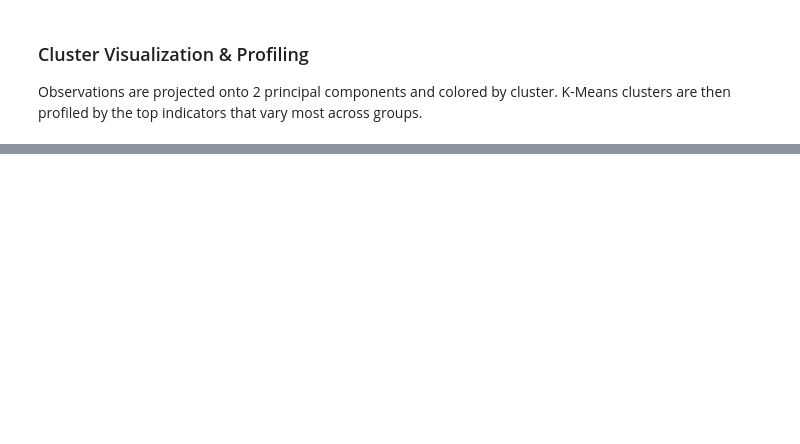
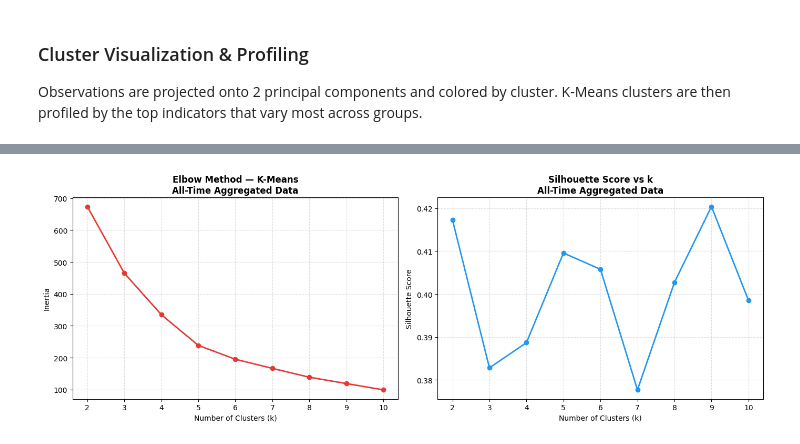
Before and after one commit to SabinaLucy/CS5831-FINAL-PROJECT, a Jupyter notebook: CS5831_FinalProject .ipynb, the cells around one changed output, grey strips where cells are left out. Saved outputs shown, nothing was run; the diff lists cells and outputs as text; code cells hidden in the pictures; blank space fills up the shorter version.

```diff
--- a/CS5831_FinalProject .ipynb
+++ b/CS5831_FinalProject .ipynb
@@ -1022,0 +1707,80 @@ Observations are projected onto 2 principal components and colored by cluster. K
+# %%
+# Initialize lists to store clustering metrics for the aggregated dataset
+inertias = []
+sil_scores = []
+
+print("Running K-Means for All-Time Aggregated Data:")
+
+X_all = X_pca # Use the PCA result from the aggregated data
+n_samples = X_all.shape[0]
+
+# Need at least 3 samples for clustering with k >= 2
+if n_samples < 3:
+    print(f"Not enough samples for clustering (n={n_samples}). Skipping.")
+else:
+    # Adaptive k range
+    max_k = min(10, n_samples - 1)
+    if max_k < 2:
+        print(f"max_k < 2. Skipping K-Means.")
+    else:
+        k_range = range(2, max_k + 1)
+
+        # Compute clustering metrics across k
+        for k in k_range:
+            km = KMeans(n_clusters=k, random_state=42, n_init=10)
+            labels = km.fit_predict(X_all)
+
+            inertias.append(km.inertia_)
+
+            # silhouette requires at least 2 clusters and fewer clusters than samples
+            if len(np.unique(labels)) > 1 and len(np.unique(labels)) < n_samples:
+                sil_scores.append(silhouette_score(X_all, labels))
+            else:
+                sil_scores.append(np.nan)
+
+        # Plot for the aggregated data
+        fig, axes = plt.subplots(1, 2, figsize=(14, 5))
+
+        axes[0].plot(k_range, inertias, marker='o', color='#E53935', linewidth=2)
+        axes[0].set_title('Elbow Method — K-Means\nAll-Time Aggregated Data', fontsize=12, fontweight='bold')
+        axes[0].set_xlabel('Number of Clusters (k)')
+        axes[0].set_ylabel('Inertia')
+        axes[0].grid(True, linestyle='--', alpha=0.4)
+
+        axes[1].plot(k_range, sil_scores, marker='o', color='#2196F3', linewidth=2)
+        axes[1].set_title('Silhouette Score vs k\nAll-Time Aggregated Data', fontsize=12, fontweight='bold')
+        axes[1].set_xlabel('Number of Clusters (k)')
+        axes[1].set_ylabel('Silhouette Score')
+        axes[1].grid(True, linestyle='--', alpha=0.4)
+
+        plt.tight_layout()
+        plt.show()
+
+        # Choose best k based on silhouette
+        valid_sil = [s for s in sil_scores if not np.isnan(s)]
+        if len(valid_sil) == 0:
+            print(f"No valid silhouette scores. Skipping final K-Means.")
+        else:
+            best_idx = int(np.nanargmax(sil_scores))
+            best_k = list(k_range)[best_idx]
+
+            # Final KMeans for this aggregated data
+            km_final = KMeans(n_clusters=best_k, random_state=42, n_init=10)
+            km_labels = km_final.fit_predict(X_all)
+
+            km_sil = silhouette_score(X_all, km_labels)
+            km_db = davies_bouldin_score(X_all, km_labels)
+
+            all_kmeans_labels = km_labels # Store as a single variable now
+            all_kmeans_models = km_final # Store as a single variable now
+            all_best_k = best_k # Store as a single variable now
+            all_kmeans_metrics = { # Store as a single variable now
+                'best_k': best_k,
+                'silhouette': km_sil,
+                'davies_bouldin': km_db
+            }
+
+            print(f"All-Time Aggregated Data | Optimal k: {best_k}")
+            print(f"K-Means | Silhouette: {km_sil:.4f} | Davies-Bouldin: {km_db:.4f}")
+            print("-" * 60)
+# %% [output]
@@ -1022,0 +1788 @@ Observations are projected onto 2 principal components and colored by cluster. K
+[figure, added]
```
Also changed, not shown: parts of 35 cells of this notebook.
